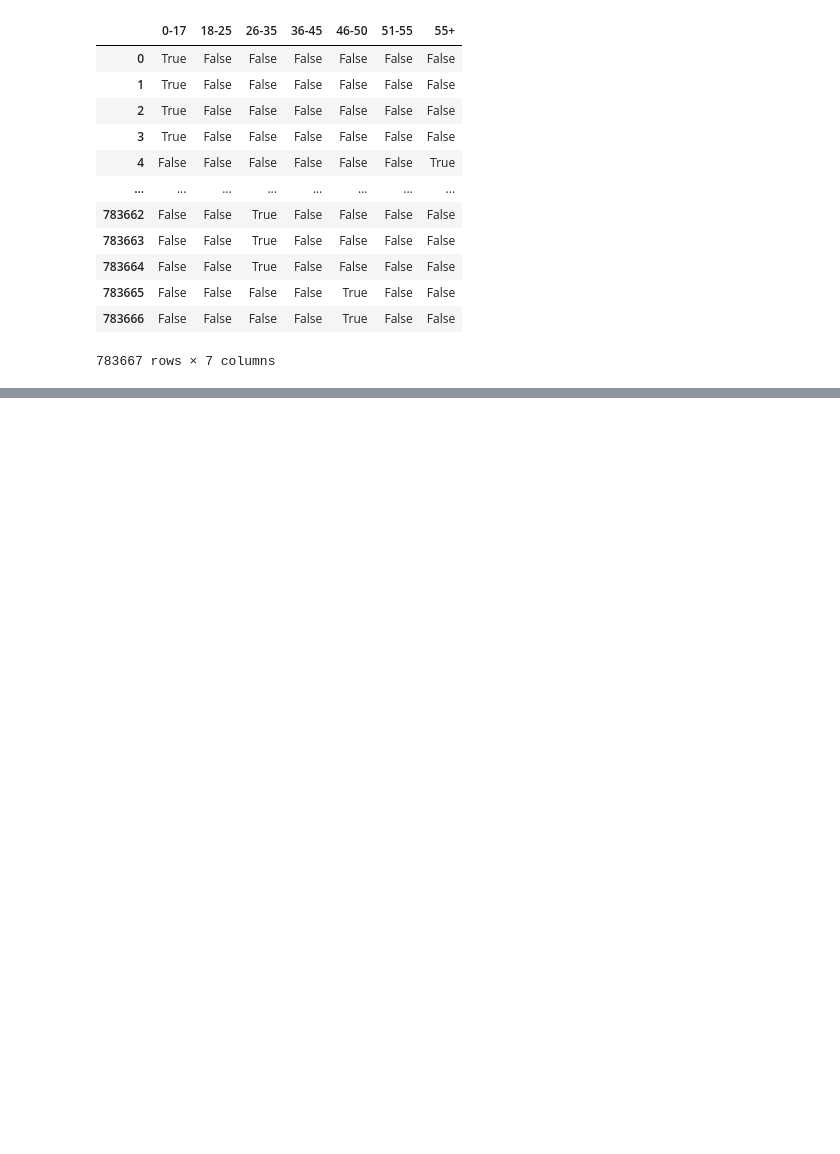
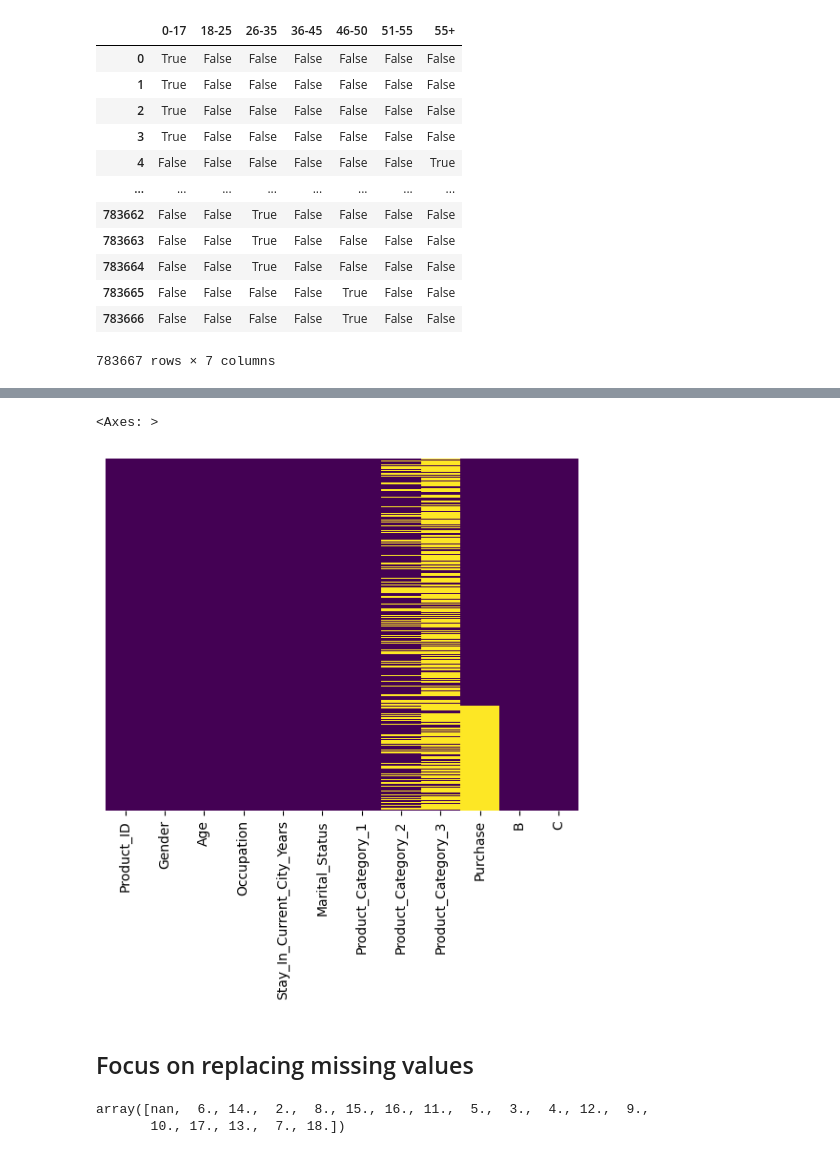
Before and after one commit to polarpeeps/Data-Science-Tut, a Jupyter notebook: EDA-and-Feature-Engineering/black friday/EDA for Black Frdiay.ipynb, the cells around one changed output, grey strips where cells are left out. Saved outputs shown, nothing was run; the diff lists cells and outputs as text; code cells hidden in the pictures; blank space fills up the shorter version.

```diff
--- a/EDA-and-Feature-Engineering/black friday/EDA for Black Frdiay.ipynb
+++ b/EDA-and-Feature-Engineering/black friday/EDA for Black Frdiay.ipynb
@@ -199,4 +199,5 @@ pd.get_dummies(df['Age'])
 | 783666 | False | False | False | False | True | False | False |
 783667 rows × 7 columns
 # %%
-pd.get_dummies(df['Age'],drop_first=True)
+# pd.get_dummies(df['Age'],drop_first=True)
+df['Age'] = df['Age'].map({'0-17':1	,'18-25':2,'26-35':3, '36-45':4,'46-50':5,'51-55':6,'55+':7})
@@ -216,0 +222,2 @@ pd.get_dummies(df['Age'],drop_first=True)
+# %%
+df_city=pd.get_dummies(df['City_Category'],drop_first=True) # dropfirst true drops category A IDK why the instructor did that, said when there are three categories two categories are enough to represent the data
@@ -216,0 +233,3 @@ pd.get_dummies(df['Age'],drop_first=True)
+# %%
+df = pd.concat([df,df_city],axis=1)
+df.head()
@@ -216,0 +243,3 @@ pd.get_dummies(df['Age'],drop_first=True)
+# %%
+df.drop('City_Category',axis=1,inplace=True)
+df.head()
@@ -216,0 +271,12 @@ pd.get_dummies(df['Age'],drop_first=True)
+# %%
+sns.heatmap(df.isnull(), yticklabels=False,cbar=False,cmap='viridis') #only 9 null values
+# %% [output]
+<Axes: >
+[figure, added]
+# %% [markdown]
+## Focus on replacing missing values
+# %%
+df['Product_Category_2'].unique()
+# %% [output]
+array([nan,  6., 14.,  2.,  8., 15., 16., 11.,  5.,  3.,  4., 12.,  9.,
+       10., 17., 13.,  7., 18.])
```
Also changed, not shown: parts of 51 cells of this notebook, 1 other file.
